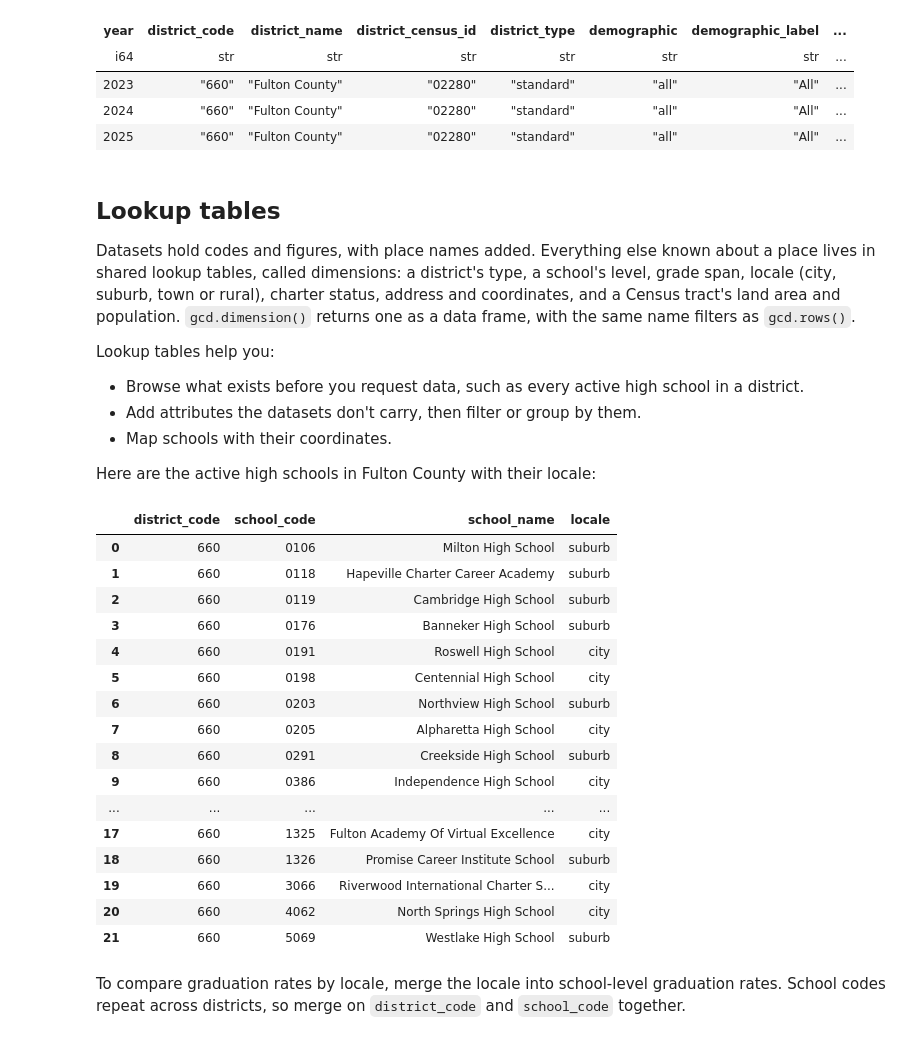
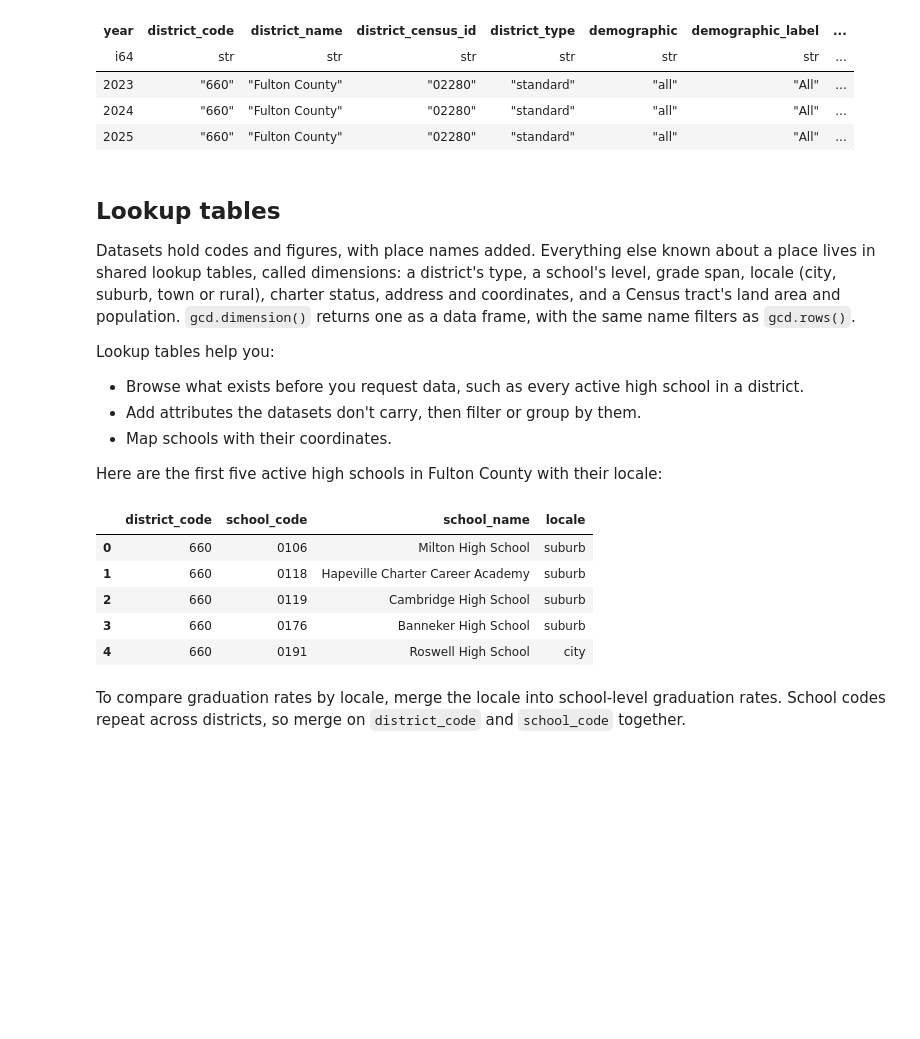
Before and after one commit to shanejorr/georgia-data-pypackage, a Jupyter notebook: docs/index.ipynb, the cells around one changed output. Cells and saved outputs as stored; diff of their text form; code cells hidden in the pictures; blank space fills up the shorter version.

```diff
--- a/docs/index.ipynb
+++ b/docs/index.ipynb
@@ -243,33 +235,23 @@ Lookup tables help you:
 - Add attributes the datasets don't carry, then filter or group by them.
 - Map schools with their coordinates.
 
-Here are the active high schools in Fulton County with their locale:
+Here are the first five active high schools in Fulton County with their
+locale:
 # %%
 gcd.dimension(
     "schools",
     district="Fulton County",
     school_level="high",
     active=True,
     columns=["district_code", "school_code", "school_name", "locale"],
-)
+).head()
 # %% [output]
 |  | district_code | school_code | school_name | locale |
 | 0 | 660 | 0106 | Milton High School | suburb |
 | 1 | 660 | 0118 | Hapeville Charter Career Academy | suburb |
 | 2 | 660 | 0119 | Cambridge High School | suburb |
 | 3 | 660 | 0176 | Banneker High School | suburb |
 | 4 | 660 | 0191 | Roswell High School | city |
-| 5 | 660 | 0198 | Centennial High School | city |
-| 6 | 660 | 0203 | Northview High School | suburb |
-| 7 | 660 | 0205 | Alpharetta High School | city |
-| 8 | 660 | 0291 | Creekside High School | suburb |
-| 9 | 660 | 0386 | Independence High School | city |
-| ... | ... | ... | ... | ... |
-| 17 | 660 | 1325 | Fulton Academy Of Virtual Excellence | city |
-| 18 | 660 | 1326 | Promise Career Institute School | suburb |
-| 19 | 660 | 3066 | Riverwood International Charter S... | city |
-| 20 | 660 | 4062 | North Springs High School | city |
-| 21 | 660 | 5069 | Westlake High School | suburb |
 # %% [markdown]
 To compare graduation rates by locale, merge the locale into school-level
 graduation rates. School codes repeat across districts, so merge on
```
Also changed, not shown: parts of 8 cells of this notebook, 8 other files.
